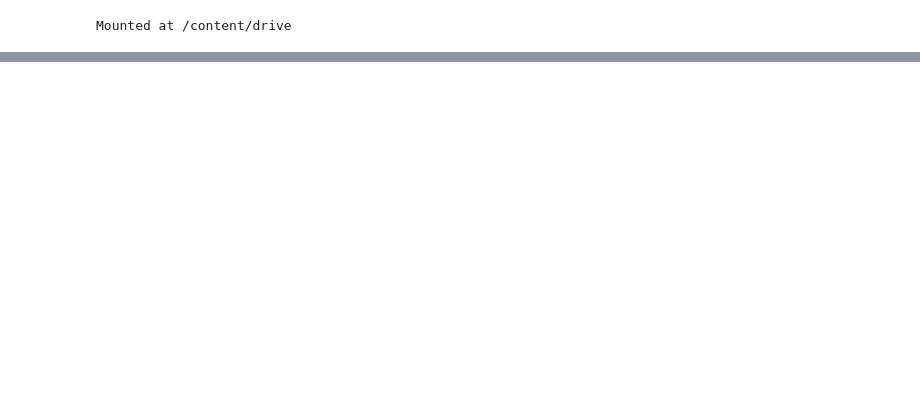
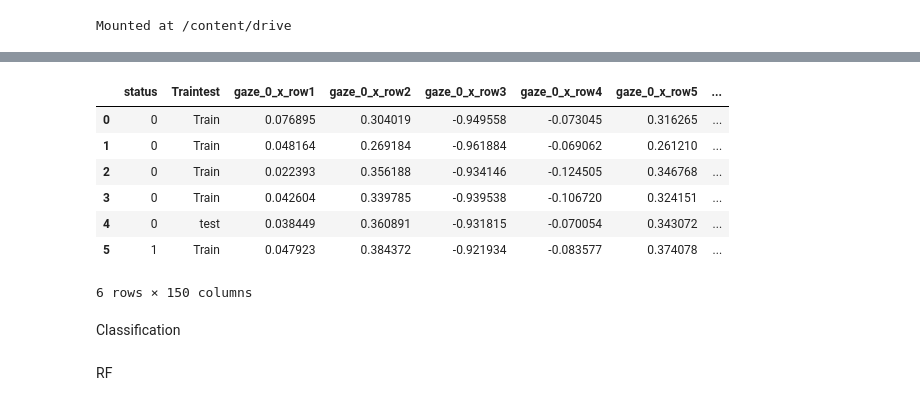
Before and after one commit to sitthatkaja/ThesisM.Sc., a Jupyter notebook: Manual_Frame_by_Frame(odd_even).ipynb, the cells around one changed output, grey strips where cells are left out. Saved outputs shown, nothing was run; the diff lists cells and outputs as text; code cells hidden in the pictures; blank space fills up the shorter version.

```diff
--- a/Manual_Frame_by_Frame(odd_even).ipynb
+++ b/Manual_Frame_by_Frame(odd_even).ipynb
@@ -273,0 +562,13 @@ dfss_even = [
+# %%
+full_df_odd = pd.concat([status_tb,result1], axis=1)
+full_df_odd = full_df_odd.iloc[:,:150]
+full_df_odd.head(6)
+# %% [output]
+|  | status | Traintest | gaze_0_x_row1 | gaze_0_x_row2 | gaze_0_x_row3 | gaze_0_x_row4 | gaze_0_x_row5 | ... |
+| 0 | 0 | Train | 0.076895 | 0.304019 | -0.949558 | -0.073045 | 0.316265 | ... |
+| 1 | 0 | Train | 0.048164 | 0.269184 | -0.961884 | -0.069062 | 0.261210 | ... |
+| 2 | 0 | Train | 0.022393 | 0.356188 | -0.934146 | -0.124505 | 0.346768 | ... |
+| 3 | 0 | Train | 0.042604 | 0.339785 | -0.939538 | -0.106720 | 0.324151 | ... |
+| 4 | 0 | test | 0.038449 | 0.360891 | -0.931815 | -0.070054 | 0.343072 | ... |
+| 5 | 1 | Train | 0.047923 | 0.384372 | -0.921934 | -0.083577 | 0.374078 | ... |
+6 rows × 150 columns
@@ -273,0 +584,4 @@ dfss_even = [
+# %% [markdown]
+Classification
+# %% [markdown]
+RF
```
Also changed, not shown: parts of 81 cells of this notebook.
